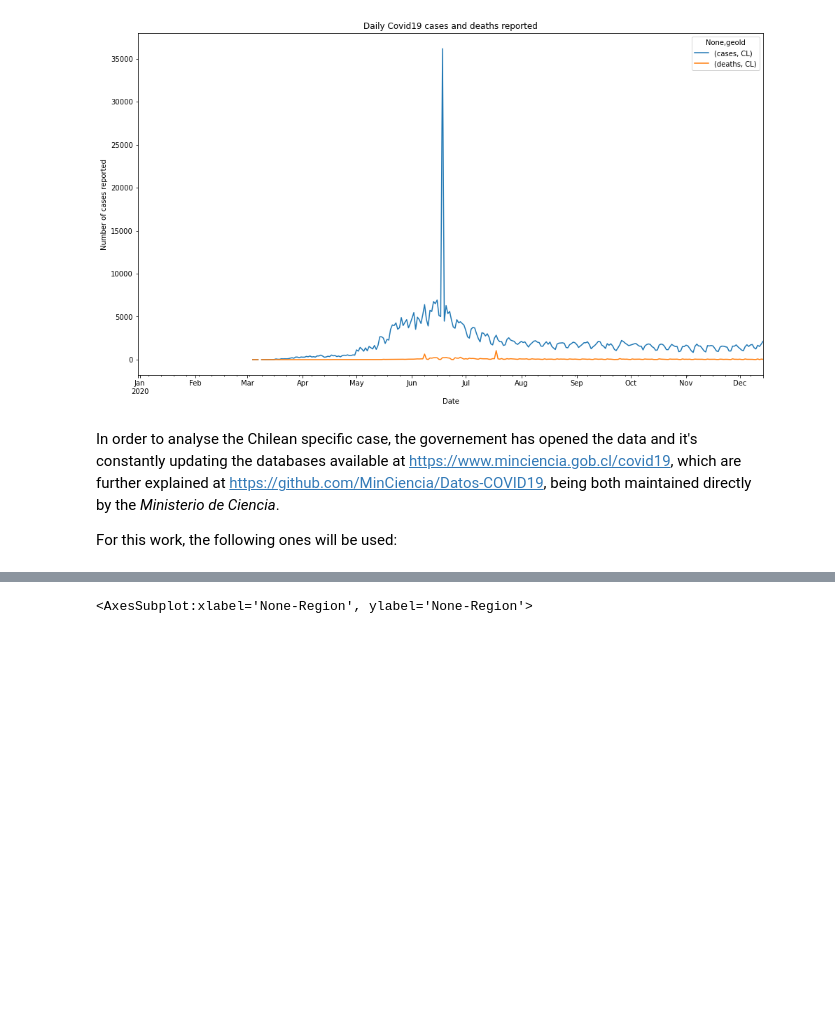
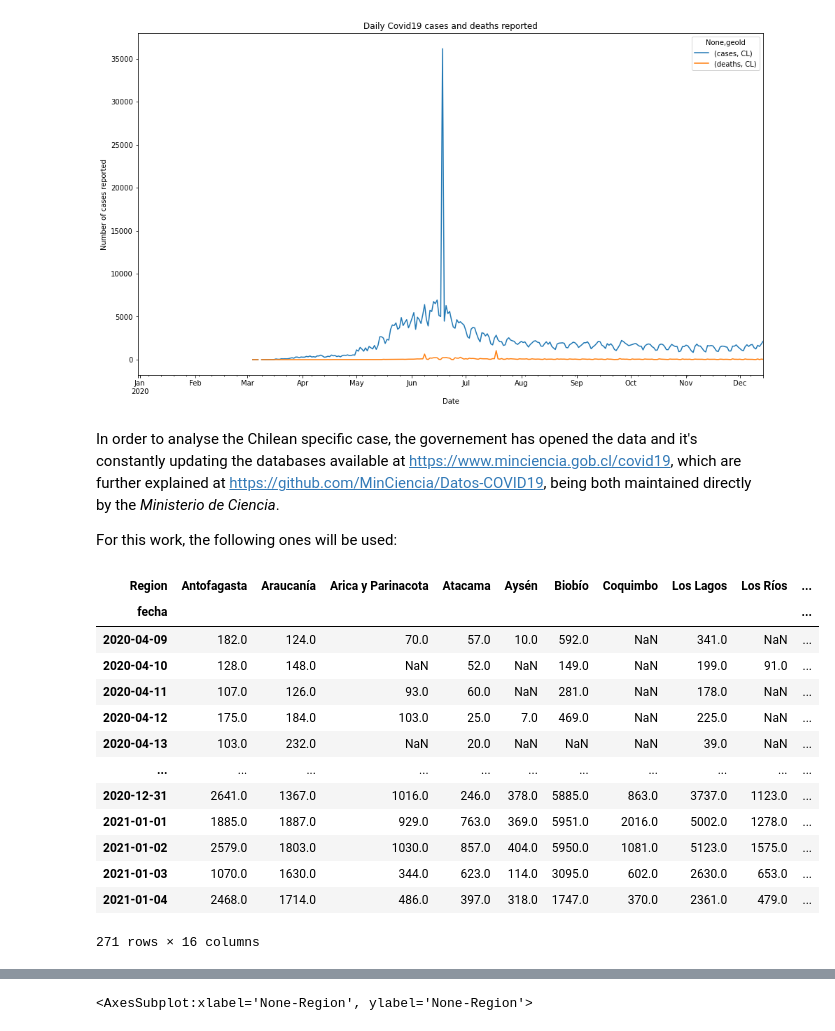
Before and after one commit to millacurafa/seird-model-dashboard, a Jupyter notebook: CovidChile2020.ipynb, the cells around one changed output, grey strips where cells are left out. Drawn from its saved outputs; the diff is of its cells as text; code cells hidden in the pictures; blank space fills up the shorter version.

```diff
--- a/CovidChile2020.ipynb
+++ b/CovidChile2020.ipynb
@@ -176,3 +211,22 @@ df_pcr_region = pd.read_csv("https://raw.githubusercontent.com/MinCiencia/Datos-
 
 #Critical patients
 df_uci_region = pd.read_csv("https://raw.githubusercontent.com/MinCiencia/Datos-COVID19/master/output/producto8/UCI_std.csv")
+# %%
+df_pcr_current = df_pcr_region[['Region', 'fecha', 'numero']]
+df_pcr_current = df_pcr_region.pivot(index='fecha', columns='Region', values='numero')
+df_pcr_current
+# %% [output]
+| Region | Antofagasta | Araucanía | Arica y Parinacota | Atacama | Aysén | Biobío | Coquimbo | Los Lagos | Los Ríos | ... |
+| fecha |  |  |  |  |  |  |  |  |  | ... |
+| 2020-04-09 | 182.0 | 124.0 | 70.0 | 57.0 | 10.0 | 592.0 | NaN | 341.0 | NaN | ... |
+| 2020-04-10 | 128.0 | 148.0 | NaN | 52.0 | NaN | 149.0 | NaN | 199.0 | 91.0 | ... |
+| 2020-04-11 | 107.0 | 126.0 | 93.0 | 60.0 | NaN | 281.0 | NaN | 178.0 | NaN | ... |
+| 2020-04-12 | 175.0 | 184.0 | 103.0 | 25.0 | 7.0 | 469.0 | NaN | 225.0 | NaN | ... |
+| 2020-04-13 | 103.0 | 232.0 | NaN | 20.0 | NaN | NaN | NaN | 39.0 | NaN | ... |
+| ... | ... | ... | ... | ... | ... | ... | ... | ... | ... | ... |
+| 2020-12-31 | 2641.0 | 1367.0 | 1016.0 | 246.0 | 378.0 | 5885.0 | 863.0 | 3737.0 | 1123.0 | ... |
+| 2021-01-01 | 1885.0 | 1887.0 | 929.0 | 763.0 | 369.0 | 5951.0 | 2016.0 | 5002.0 | 1278.0 | ... |
+| 2021-01-02 | 2579.0 | 1803.0 | 1030.0 | 857.0 | 404.0 | 5950.0 | 1081.0 | 5123.0 | 1575.0 | ... |
+| 2021-01-03 | 1070.0 | 1630.0 | 344.0 | 623.0 | 114.0 | 3095.0 | 602.0 | 2630.0 | 653.0 | ... |
+| 2021-01-04 | 2468.0 | 1714.0 | 486.0 | 397.0 | 318.0 | 1747.0 | 370.0 | 2361.0 | 479.0 | ... |
+271 rows × 16 columns
```
Also changed, not shown: parts of 4 cells of this notebook, 3 other files.
